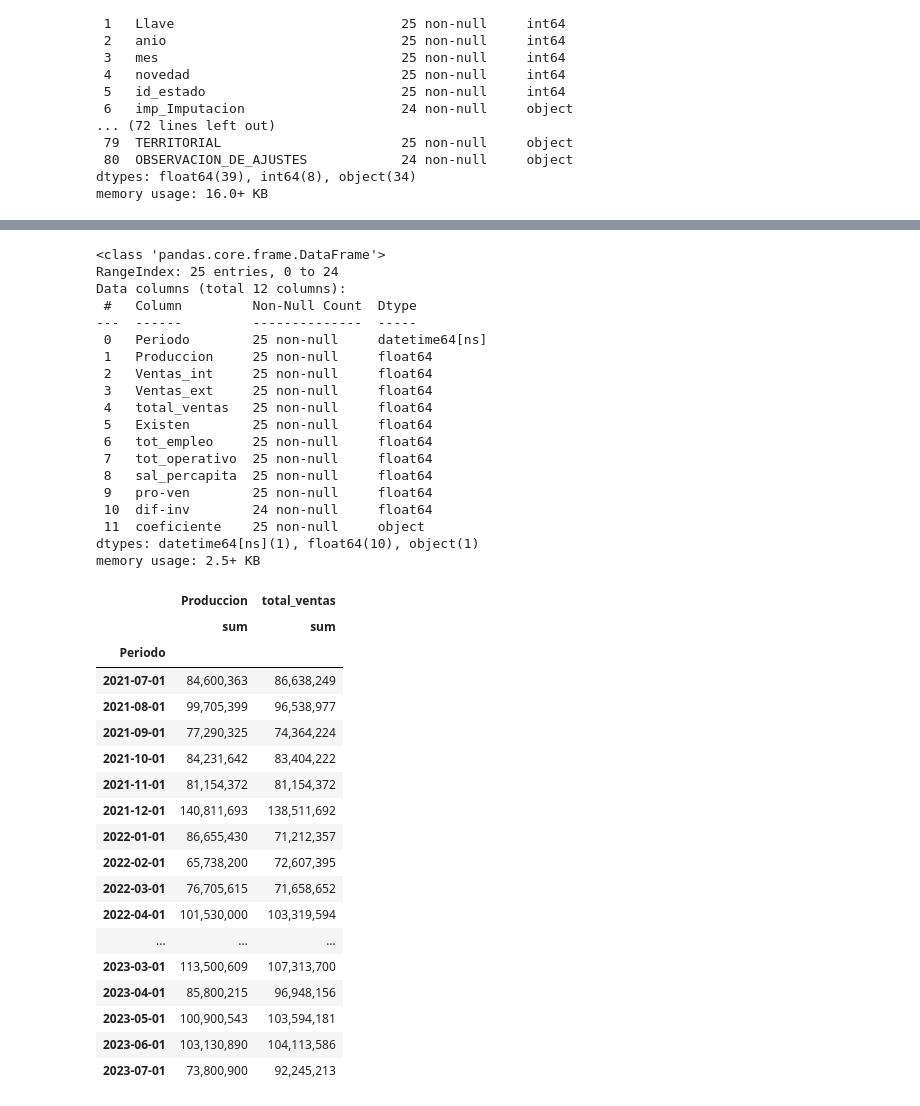
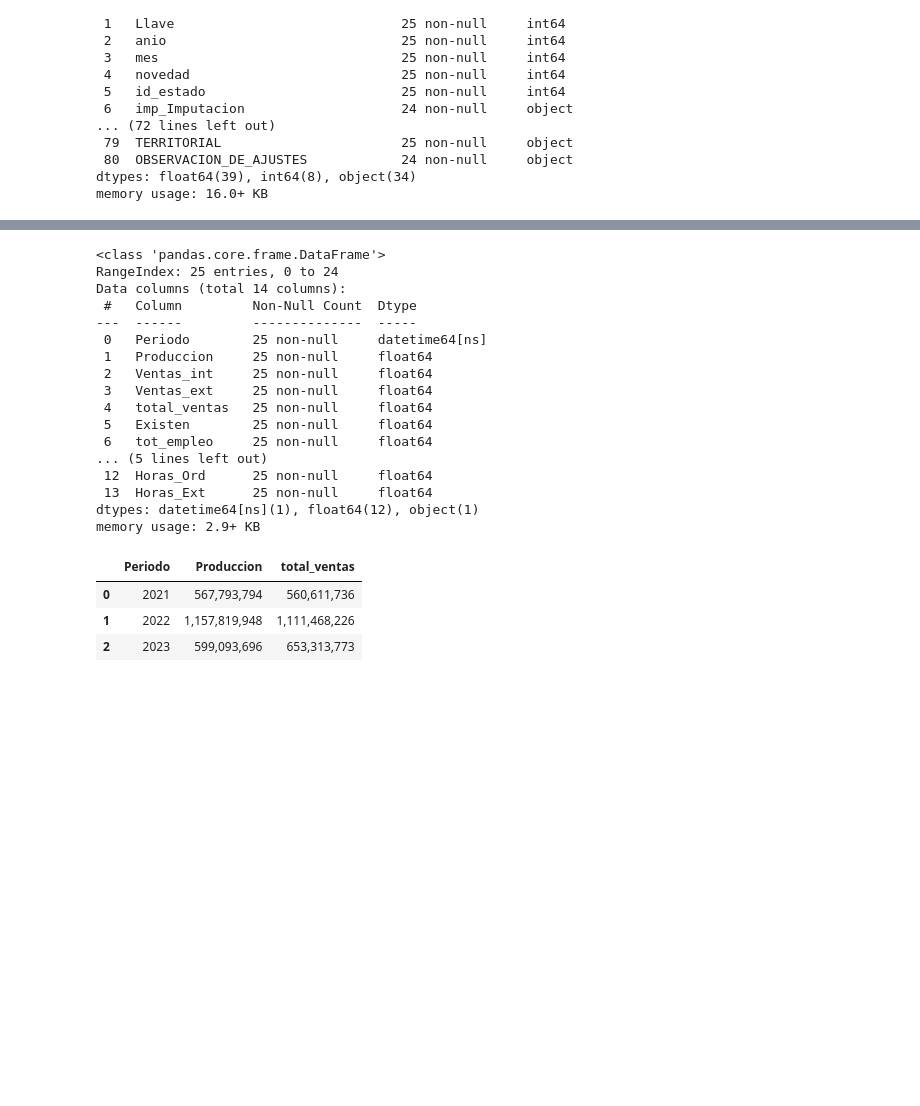
Before and after one commit to titobriceno/analizador, a Jupyter notebook: scrips/tables.ipynb, the cells around one changed output, grey strips where cells are left out. Drawn from its saved outputs; the diff is of its cells as text; code cells hidden in the pictures; blank space fills up the shorter version.

Commit message:
Se realizan dataframes de var anual y mensual\

```diff
--- a/scrips/tables.ipynb
+++ b/scrips/tables.ipynb
@@ -269,6 +289,8 @@ def production(company_data, company_nordem):
             "dif-inv",
             "pro-ven",
             "coeficiente",
+            "AJU_II_HORAS_HORDI_T",
+            "AJU_II_HORAS_HEXTR_T",
         ],
     )
 
@@ -286,6 +308,8 @@ def production(company_data, company_nordem):
             "AJU_III_PE_VENTASIN": "Ventas_int",
             "AJU_III_PE_VENTASEX": "Ventas_ext",
             "III_EX__VEXIS": "Existen",
+            "AJU_II_HORAS_HORDI_T": "Horas_Ord",
+            "AJU_II_HORAS_HEXTR_T": "Horas_Ext",
         }
     )
 
@@ -312,6 +336,8 @@ def production(company_data, company_nordem):
         "pro-ven",
         "dif-inv",
         "coeficiente",
+        "Horas_Ord",
+        "Horas_Ext",
     ]
 
     production_data = production_data.reindex(columns=prod_order)
@@ -361,7 +387,7 @@ producion_of_company.info()
 # %% [output]
 <class 'pandas.core.frame.DataFrame'>
 RangeIndex: 25 entries, 0 to 24
-Data columns (total 12 columns):
+Data columns (total 14 columns):
  #   Column         Non-Null Count  Dtype
 ---  ------         --------------  -----
  0   Periodo        25 non-null     datetime64[ns]
@@ -371,36 +397,20 @@ Data columns (total 12 columns):
  4   total_ventas   25 non-null     float64
  5   Existen        25 non-null     float64
  6   tot_empleo     25 non-null     float64
- 7   tot_operativo  25 non-null     float64
- 8   sal_percapita  25 non-null     float64
- 9   pro-ven        25 non-null     float64
- 10  dif-inv        24 non-null     float64
- 11  coeficiente    25 non-null     object
-dtypes: datetime64[ns](1), float64(10), object(1)
-memory usage: 2.5+ KB
+... (5 lines left out)
+ 12  Horas_Ord      25 non-null     float64
+ 13  Horas_Ext      25 non-null     float64
+dtypes: datetime64[ns](1), float64(12), object(1)
+memory usage: 2.9+ KB
 # %%
 # with use of groupby i generate the total per year
-resume_table = producion_of_company.groupby("Periodo").agg(
-    {"Produccion": [np.sum], "total_ventas": [np.sum]}
-)
+resume_table = producion_of_company.groupby(
+    producion_of_company["Periodo"].dt.year
+).agg({"Produccion": np.sum, "total_ventas": np.sum})
+resume_table = resume_table.reset_index(drop=False)
 resume_table
 # %% [output]
-|  | Produccion | total_ventas |
-|  | sum | sum |
-| Periodo |  |  |
-| 2021-07-01 | 84,600,363 | 86,638,249 |
-| 2021-08-01 | 99,705,399 | 96,538,977 |
-| 2021-09-01 | 77,290,325 | 74,364,224 |
-| 2021-10-01 | 84,231,642 | 83,404,222 |
-| 2021-11-01 | 81,154,372 | 81,154,372 |
-| 2021-12-01 | 140,811,693 | 138,511,692 |
-| 2022-01-01 | 86,655,430 | 71,212,357 |
-| 2022-02-01 | 65,738,200 | 72,607,395 |
-| 2022-03-01 | 76,705,615 | 71,658,652 |
-| 2022-04-01 | 101,530,000 | 103,319,594 |
-| ... | ... | ... |
-| 2023-03-01 | 113,500,609 | 107,313,700 |
-| 2023-04-01 | 85,800,215 | 96,948,156 |
-| 2023-05-01 | 100,900,543 | 103,594,181 |
-| 2023-06-01 | 103,130,890 | 104,113,586 |
-| 2023-07-01 | 73,800,900 | 92,245,213 |
+|  | Periodo | Produccion | total_ventas |
+| 0 | 2021 | 567,793,794 | 560,611,736 |
+| 1 | 2022 | 1,157,819,948 | 1,111,468,226 |
+| 2 | 2023 | 599,093,696 | 653,313,773 |
```
Also changed, not shown: parts of 8 cells of this notebook.
